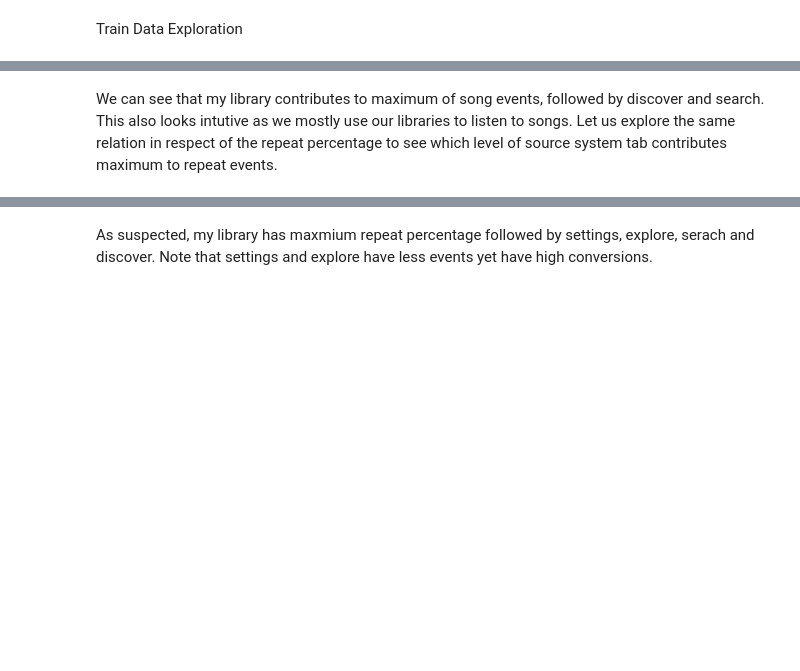
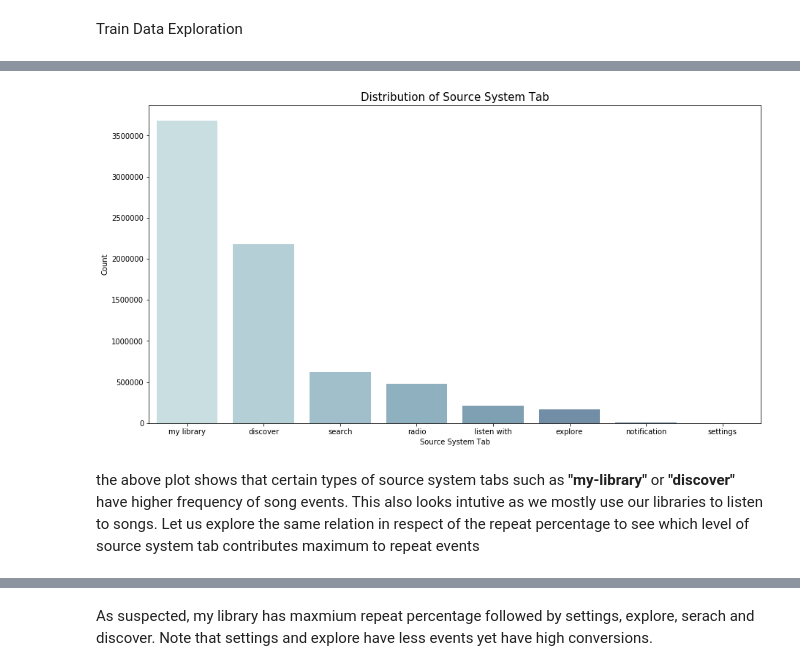
Before and after one commit to msdakot/Musify, a Jupyter notebook: EDA.ipynb, the cells around one changed output, grey strips where cells are left out. Saved outputs shown, nothing was run; the diff lists cells and outputs as text; code cells hidden in the pictures; blank space fills up the shorter version.

```diff
--- a/EDA.ipynb
+++ b/EDA.ipynb
@@ -82,6 +84,14 @@ from sklearn.metrics import classification_report
 import warnings
 warnings.filterwarnings("ignore")
 color = sns.color_palette()
+# %%
+col_pals = ['ch:2.5,-.2,dark=.4',
+            "ch:12,-.2,dark=.4",
+            "ch:.12,0,dark=.4",
+            "ch:7,-.2,dark=.4",
+            "ch:2,0.3,dark=.4",
+            "ch:23,0.3,dark=.4",
+            "ch:10,-0.1,dark=.4"]
 # %%
 fp = "data/"
 train = pd.read_csv(fp+"train.csv")
@@ -140,17 +167,11 @@ count_na(train)
 # %%
-a = train.groupby('source_system_tab').size()
-a = pd.DataFrame(a)
-a.reset_index(level=0, inplace=True)
+a = pd.DataFrame(train.groupby('source_system_tab').size()).reset_index(level=0)
 a.columns = ['Source System Tab', 'Count']
 a = a.sort_values(by='Count', ascending=False)
-print(a)
-plt.rcParams["axes.labelsize"] = 15
-ax = sns.catplot(x='Source System Tab', y='Count', kind='bar',
-                 data=a, height=6, palette='ch:2.5,-.2,dark=.4', aspect=1.5)
-ax.fig.suptitle('Distribution of Source System Tab', fontsize=15)
-ax.fig.subplots_adjust(top=.9)
-plt.show()
+
+sns_bar(a,'Source System Tab', 'Count','Distribution of Source System Tab',col_pals[1])
+# %% [output]
+[figure, added]
 # %% [markdown]
-
-We can see that my library contributes to maximum of song events, followed by discover and search. This also looks intutive as we mostly use our libraries to listen to songs. Let us explore the same relation in respect of the repeat percentage to see which level of source system tab contributes maximum to repeat events.
+the above plot shows that certain types of source system tabs such as **"my-library"** or **"discover"** have higher frequency of song events. This also looks intutive as we mostly use our libraries to listen to songs. Let us explore the same relation in respect of the repeat percentage to see which level of source system tab contributes maximum to repeat events
 # %%
```
Also changed, not shown: parts of 68 cells of this notebook.
